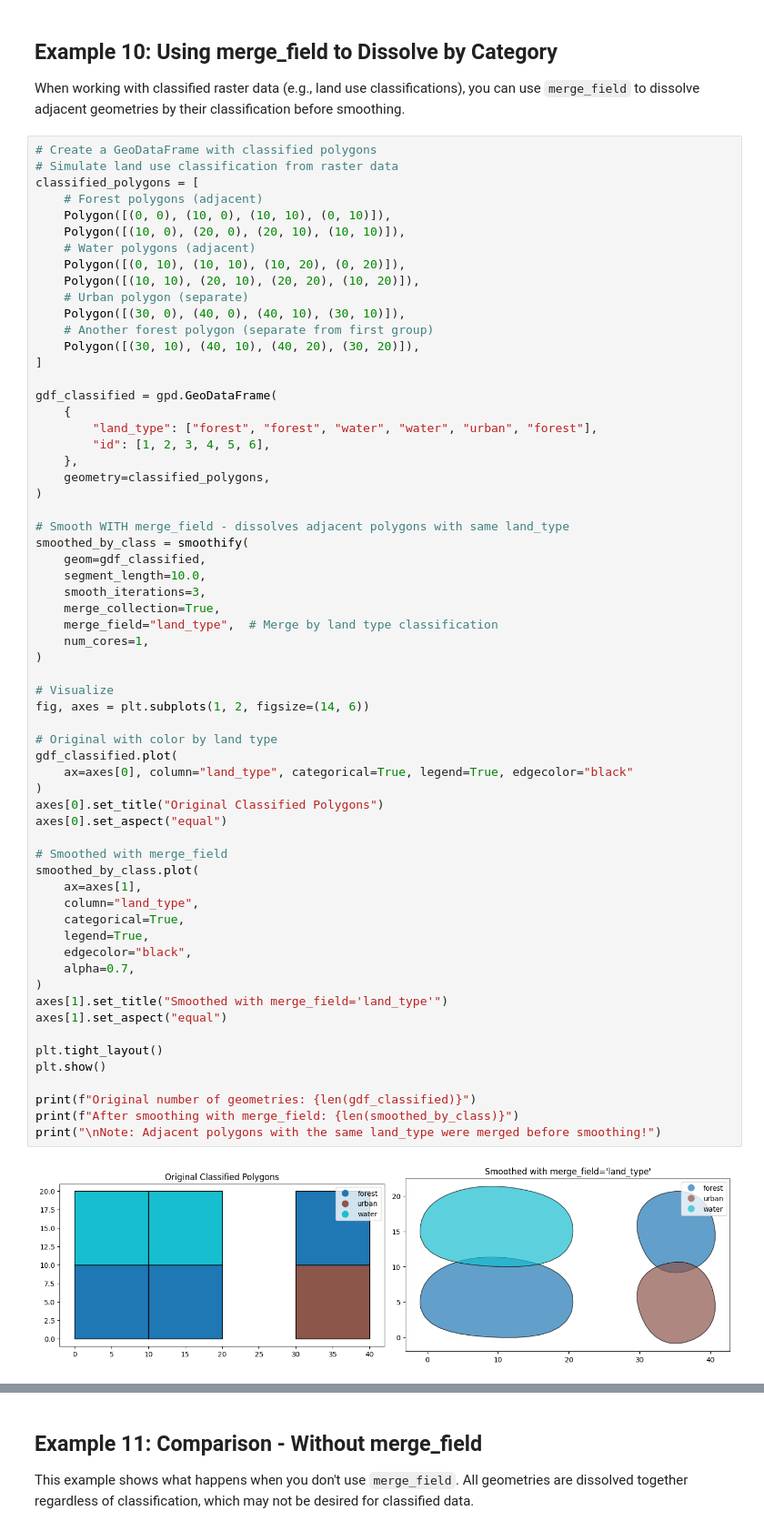
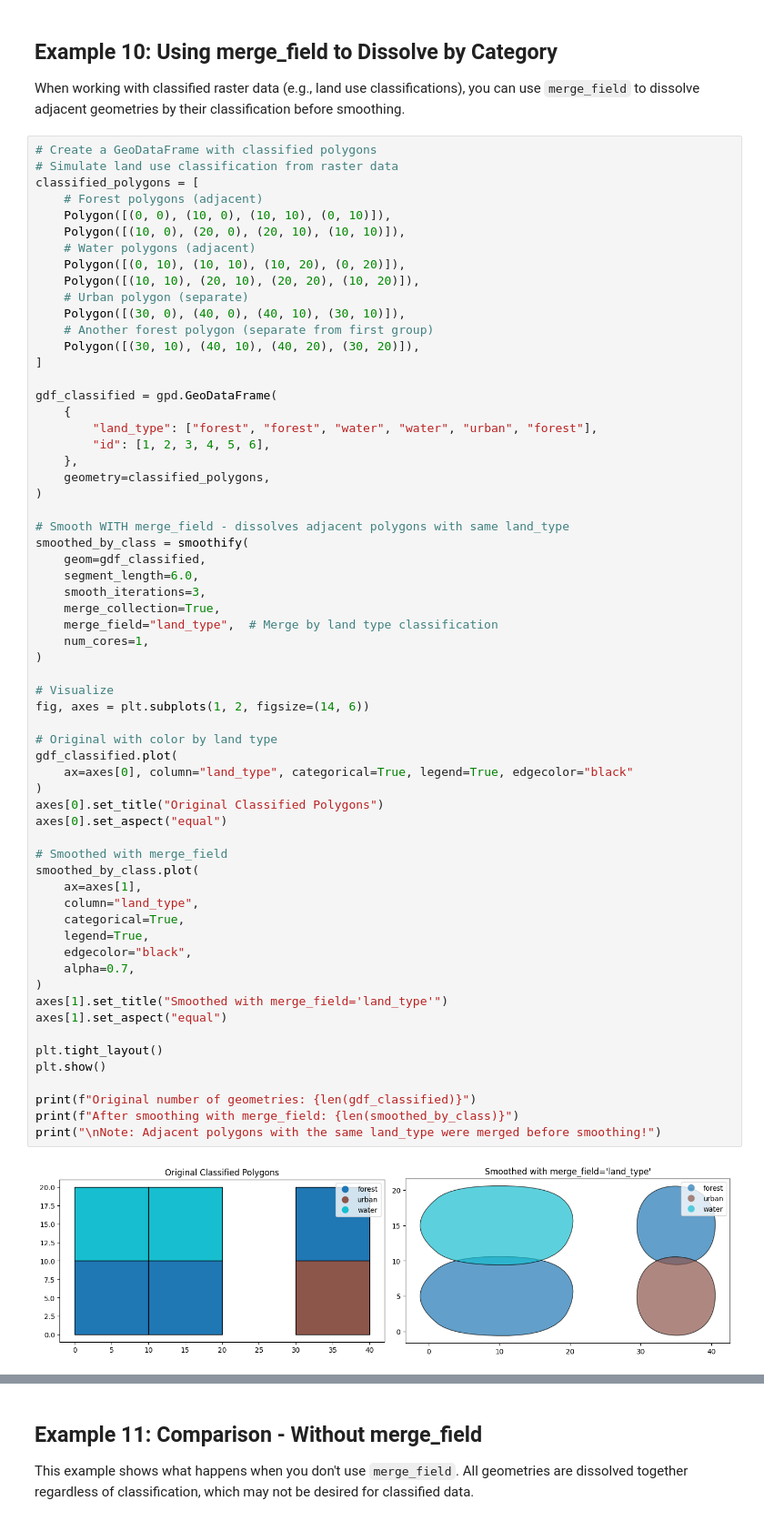
Before and after one commit to chabalmathias/Smoothify, a Jupyter notebook: examples/usage_examples.ipynb, the cells around one changed output, grey strips where cells are left out. Shown at 91% size. Saved outputs shown, nothing was run; the diff lists cells and outputs as text.

```diff
--- a/examples/usage_examples.ipynb
+++ b/examples/usage_examples.ipynb
@@ -404,7 +404,7 @@ gdf_classified = gpd.GeoDataFrame(
 # Smooth WITH merge_field - dissolves adjacent polygons with same land_type
 smoothed_by_class = smoothify(
     geom=gdf_classified,
-    segment_length=10.0,
+    segment_length=6.0,
     smooth_iterations=3,
     merge_collection=True,
     merge_field="land_type",  # Merge by land type classification
@@ -413,34 +413,34 @@ smoothed_by_class = smoothify(
 
 # Visualize
 fig, axes = plt.subplots(1, 2, figsize=(14, 6))
 
 # Original with color by land type
 gdf_classified.plot(
     ax=axes[0], column="land_type", categorical=True, legend=True, edgecolor="black"
 )
 axes[0].set_title("Original Classified Polygons")
 axes[0].set_aspect("equal")
 
 # Smoothed with merge_field
 smoothed_by_class.plot(
     ax=axes[1],
     column="land_type",
     categorical=True,
     legend=True,
     edgecolor="black",
     alpha=0.7,
 )
 axes[1].set_title("Smoothed with merge_field='land_type'")
 axes[1].set_aspect("equal")
 
 plt.tight_layout()
 plt.show()
 
 print(f"Original number of geometries: {len(gdf_classified)}")
 print(f"After smoothing with merge_field: {len(smoothed_by_class)}")
 print("\nNote: Adjacent polygons with the same land_type were merged before smoothing!")
 # %% [output]
-[figure, old version]
+[figure, new version]
 Original number of geometries: 6
 After smoothing with merge_field: 4
 
```
Also changed, not shown: parts of 8 cells of this notebook, 4 other files.
